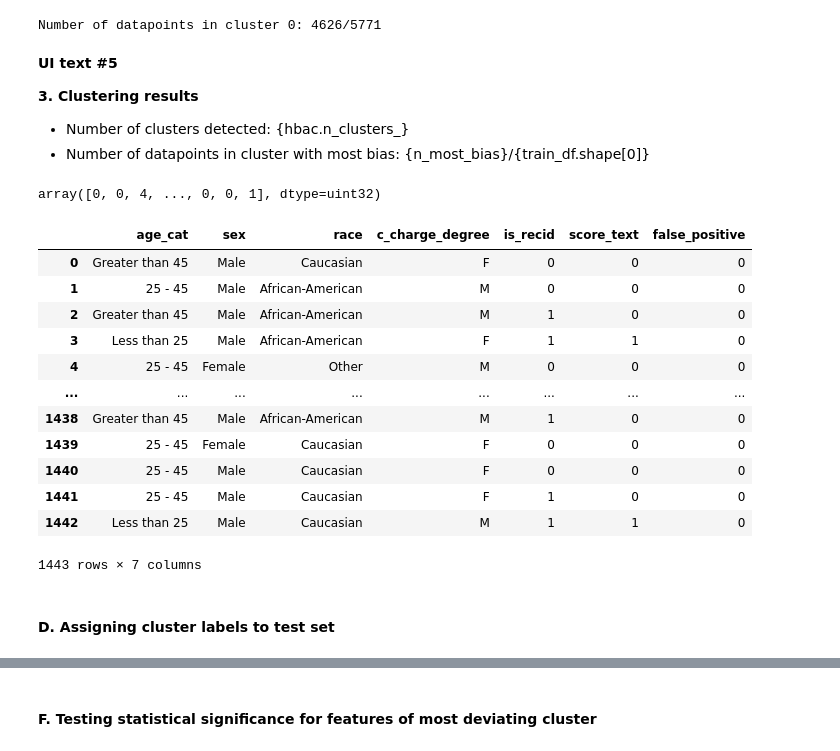
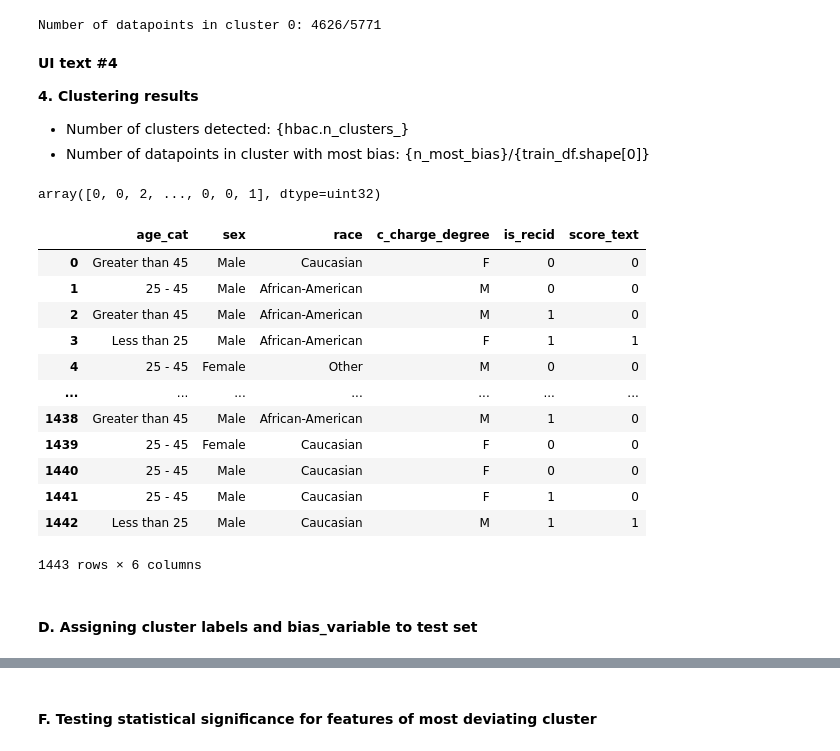
Before and after one commit to NGO-Algorithm-Audit/local-only-web-tool, a Jupyter notebook: notebooks/unsupervised bias detection tool/COMPAS_FP.ipynb, the cells around one changed output, grey strips where cells are left out. Saved outputs shown, nothing was run; the diff lists cells and outputs as text; code cells hidden in the pictures.

```diff
--- a/notebooks/unsupervised bias detection tool/COMPAS_FP.ipynb
+++ b/notebooks/unsupervised bias detection tool/COMPAS_FP.ipynb
@@ -96,7 +96,8 @@ filtered_df["score_text"] = filtered_df["score_text"].map(lambda x: 1 if x == "H
 filtered_df["is_recid"] = filtered_df["is_recid"].astype("category")
 
 # Create a false_positive column
-filtered_df["false_positive"] = ((filtered_df["is_recid"] == 0) & (filtered_df["score_text"] == 1)).astype(int)
+filtered_df["false_positive"] = ((filtered_df["is_recid"] == 0) & (filtered_df["score_text"] == 1))
+bias_variable = "false_positive"
 
 # Display the updated dataframe
 filtered_df.head()
@@ -110,7 +111,8 @@ filtered_df.head()
 # %%
-# Apply OrdinalEncoder to the categorical columns
+# Apply OrdinalEncoder to the categorical columns except bias variable column
 encoder = OrdinalEncoder()
-filtered_df[filtered_df.columns] = encoder.fit_transform(filtered_df).astype(int)
+columns_to_encode = [col for col in filtered_df.columns if col != bias_variable]
+filtered_df[columns_to_encode] = encoder.fit_transform(filtered_df[columns_to_encode])
 
 # Display the transformed DataFrame
 filtered_df.head()
@@ -187,15 +190,22 @@ Name: two_year_recid, dtype: float64
 
 Only multiply by -1 if "Lower value of bias score is better" box in web app is ticked, becuase HBAC implementation in the package assumes that higher `y` is better.
 # %%
+# Multiply bias variable with -1 if "Lower value of bias score is better", multiply by 1 if "Higher value of bias score is better"
+interpretationScalar = -1
+
+# bias score is negated because HBAC implementation in the package assumes that higher bias variable is better
+filtered_df[bias_variable] = filtered_df[bias_variable] * interpretationScalar
+
 # split the data into training and testing sets
 train_df, test_df = train_test_split(filtered_df, test_size=0.2, random_state=42)
-X_train = train_df.drop(columns=[bias_score])
 
-# bias score is negated because HBAC implementation in the package assumes that higher bias score is better
-y_train = train_df[bias_score] * -1
+# train data
+X_train = train_df.drop(columns=[bias_variable])
+y_train = train_df[bias_variable]
 
-# remove the bias score from the test set to prevent issues with decoding later
-X_test = test_df.drop(columns=[bias_score])
+# test data, remove the bias score from the test set to prevent issues with decoding later
+X_test = test_df.drop(columns=[bias_variable])
+y_test = test_df[bias_variable]
 
 # display the shapes of the resulting datasets
 print(f"Training set shape: {train_df.shape}")
@@ -238,40 +248,40 @@ print(f"Number of datapoints in cluster {cluster_label}: {n_cluster}/{train_df.s
 # %% [output]
 Number of datapoints in cluster 0: 4626/5771
 # %% [markdown]
-**UI text #5**
+**UI text #4**
 
-**3. Clustering results**
+**4. Clustering results**
 
 - Number of clusters detected: {hbac.n_clusters_}
 - Number of datapoints in cluster with most bias: {n_most_bias}/{train_df.shape[0]}
 # %%
 # assign cluster label to the test set, based on results from the training set
-y_test = hbac.predict(X_test.to_numpy())
-y_test
+cluster_label_X_test = hbac.predict(X_test.to_numpy())
+cluster_label_X_test
 # %% [output]
-array([0, 0, 4, ..., 0, 0, 1], dtype=uint32)
+array([0, 0, 2, ..., 0, 0, 1], dtype=uint32)
 # %%
 # decode X_test using the encoder
-decoded_X_test = test_df.copy()
-decoded_X_test = encoder.inverse_transform(test_df)
+test_df_pred = test_df[columns_to_encode]
+decoded_X_test = encoder.inverse_transform(test_df_pred)
 
 # display the decoded DataFrame
-decoded_X_test = pd.DataFrame(decoded_X_test, columns=test_df.columns)
+decoded_X_test = pd.DataFrame(decoded_X_test, columns=test_df_pred.columns)
 decoded_X_test
 # %% [output]
-|  | age_cat | sex | race | c_charge_degree | is_recid | score_text | false_positive |
-| 0 | Greater than 45 | Male | Caucasian | F | 0 | 0 | 0 |
-| 1 | 25 - 45 | Male | African-American | M | 0 | 0 | 0 |
-| 2 | Greater than 45 | Male | African-American | M | 1 | 0 | 0 |
-| 3 | Less than 25 | Male | African-American | F | 1 | 1 | 0 |
-| 4 | 25 - 45 | Female | Other | M | 0 | 0 | 0 |
-| ... | ... | ... | ... | ... | ... | ... | ... |
-| 1438 | Greater than 45 | Male | African-American | M | 1 | 0 | 0 |
-| 1439 | 25 - 45 | Female | Caucasian | F | 0 | 0 | 0 |
-| 1440 | 25 - 45 | Male | Caucasian | F | 0 | 0 | 0 |
-| 1441 | 25 - 45 | Male | Caucasian | F | 1 | 0 | 0 |
-| 1442 | Less than 25 | Male | Caucasian | M | 1 | 1 | 0 |
+|  | age_cat | sex | race | c_charge_degree | is_recid | score_text |
+| 0 | Greater than 45 | Male | Caucasian | F | 0 | 0 |
+| 1 | 25 - 45 | Male | African-American | M | 0 | 0 |
+| 2 | Greater than 45 | Male | African-American | M | 1 | 0 |
+| 3 | Less than 25 | Male | African-American | F | 1 | 1 |
+| 4 | 25 - 45 | Female | Other | M | 0 | 0 |
+| ... | ... | ... | ... | ... | ... | ... |
+| 1438 | Greater than 45 | Male | African-American | M | 1 | 0 |
+| 1439 | 25 - 45 | Female | Caucasian | F | 0 | 0 |
+| 1440 | 25 - 45 | Male | Caucasian | F | 0 | 0 |
+| 1441 | 25 - 45 | Male | Caucasian | F | 1 | 0 |
+| 1442 | Less than 25 | Male | Caucasian | M | 1 | 1 |
-1443 rows × 7 columns
+1443 rows × 6 columns
 # %% [markdown]
-#### D. Assigning cluster labels to test set
+#### D. Assigning cluster labels and bias_variable to test set
 # %%
```
Also changed, not shown: parts of 22 cells of this notebook, 2 other files.
